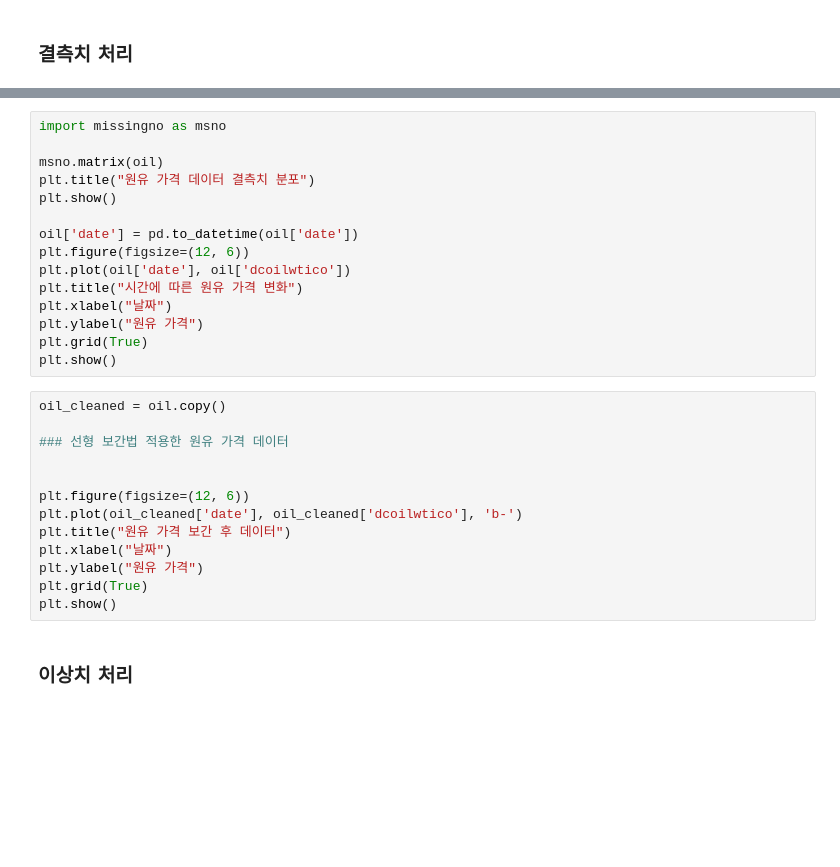
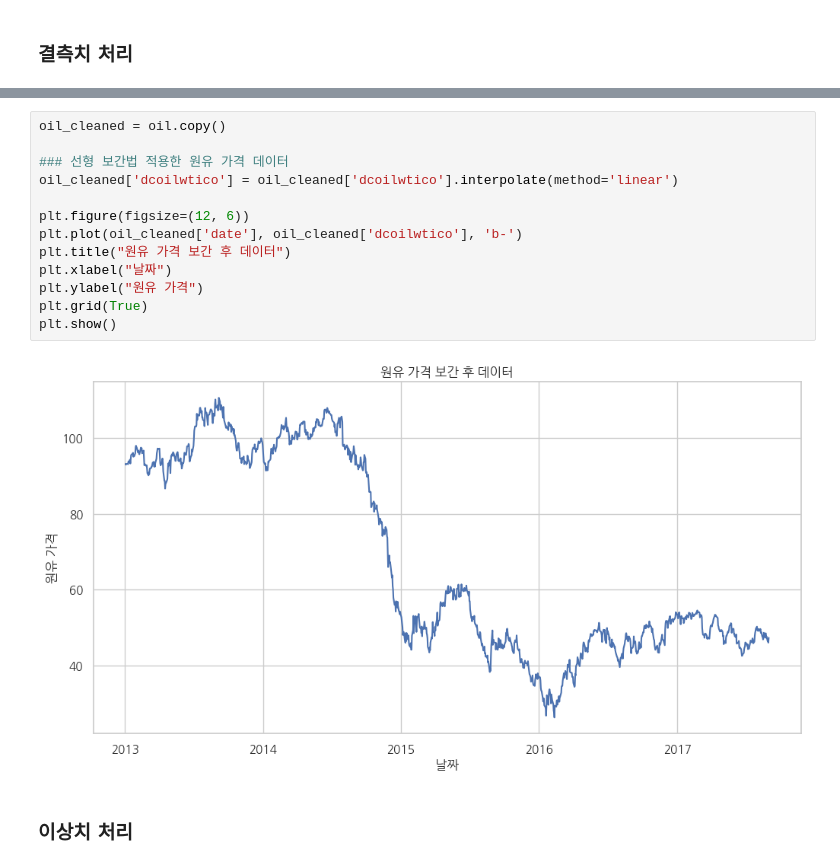
Before and after one commit to h220101/Data-Analysis-with-Open-Source, a Jupyter notebook: 오픈소스_데이터_분석_7강.ipynb, the cells around one changed output, grey strips where cells are left out. Saved outputs shown, nothing was run; the diff lists cells and outputs as text; blank space fills up the shorter version.

```diff
--- a/오픈소스_데이터_분석_7강.ipynb
+++ b/오픈소스_데이터_분석_7강.ipynb
@@ -425,31 +414,18 @@ NameError: name 'train' is not defined
 # %%
-import missingno as msno
+oil_cleaned = oil.copy()
 
-msno.matrix(oil)
-plt.title("원유 가격 데이터 결측치 분포")
-plt.show()
+### 선형 보간법 적용한 원유 가격 데이터
+oil_cleaned['dcoilwtico'] = oil_cleaned['dcoilwtico'].interpolate(method='linear')
 
-oil['date'] = pd.to_datetime(oil['date'])
 plt.figure(figsize=(12, 6))
-plt.plot(oil['date'], oil['dcoilwtico'])
-plt.title("시간에 따른 원유 가격 변화")
+plt.plot(oil_cleaned['date'], oil_cleaned['dcoilwtico'], 'b-')
+plt.title("원유 가격 보간 후 데이터")
 plt.xlabel("날짜")
 plt.ylabel("원유 가격")
 plt.grid(True)
 plt.show()
+# %% [output]
+[figure, added]
-# %%
-oil_cleaned = oil.copy()
-
-### 선형 보간법 적용한 원유 가격 데이터
-
-
-plt.figure(figsize=(12, 6))
-plt.plot(oil_cleaned['date'], oil_cleaned['dcoilwtico'], 'b-')
-plt.title("원유 가격 보간 후 데이터")
-plt.xlabel("날짜")
-plt.ylabel("원유 가격")
-plt.grid(True)
-plt.show()
 # %% [markdown]
 ### 이상치 처리
 # %%
```
Also changed, not shown: parts of 10 cells of this notebook.
